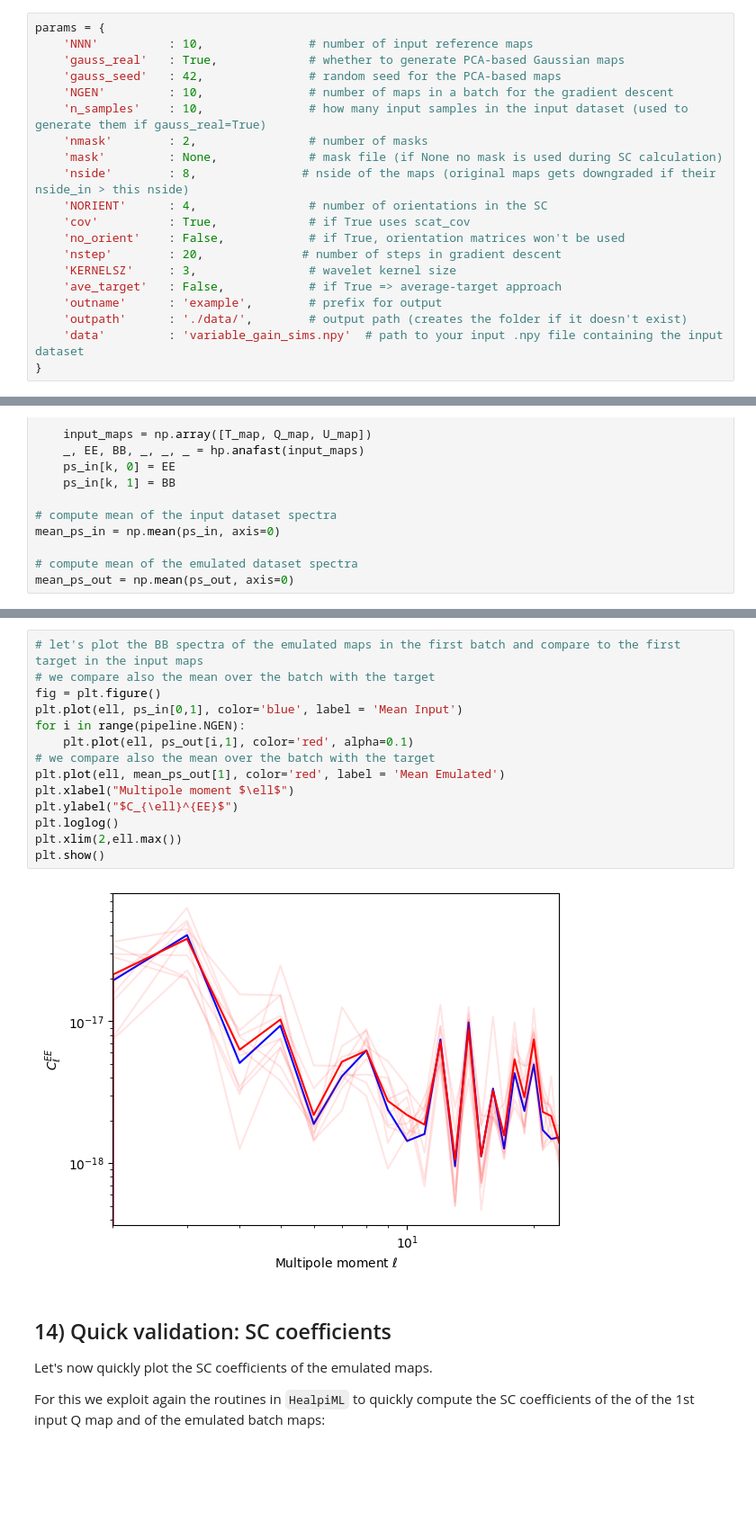
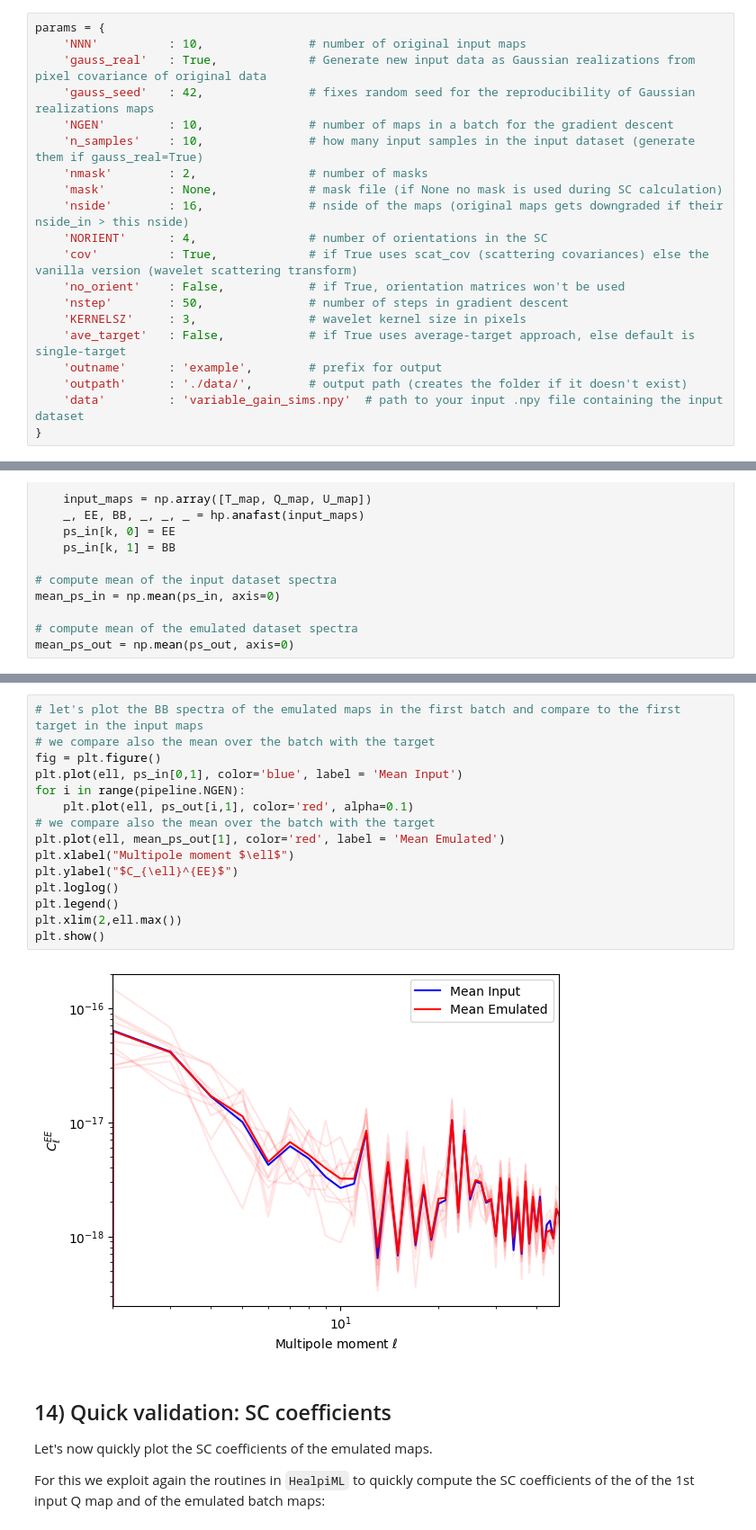
Before and after one commit to pcampeti/CMBSCAT, a Jupyter notebook: notebook/CMBSCAT_demo.ipynb, the cells around one changed output, grey strips where cells are left out. Shown at 90% size. Drawn from its saved outputs; the diff is of its cells as text; blank space fills up the shorter version.

```diff
--- a/notebook/CMBSCAT_demo.ipynb
+++ b/notebook/CMBSCAT_demo.ipynb
@@ -89,19 +96,19 @@ We assume that the input data in `data` are N>NNN (T,Q,U) Healpix maps in RING o
 # %%
 params = {
-    'NNN'          : 10,               # number of input reference maps
-    'gauss_real'   : True,             # whether to generate PCA-based Gaussian maps
-    'gauss_seed'   : 42,               # random seed for the PCA-based maps
+    'NNN'          : 10,               # number of original input maps
+    'gauss_real'   : True,             # Generate new input data as Gaussian realizations from pixel covariance of original data
+    'gauss_seed'   : 42,               # fixes random seed for the reproducibility of Gaussian realizations maps
     'NGEN'         : 10,               # number of maps in a batch for the gradient descent
-    'n_samples'    : 10,               # how many input samples in the input dataset (used to generate them if gauss_real=True)
+    'n_samples'    : 10,               # how many input samples in the input dataset (generate them if gauss_real=True)
     'nmask'        : 2,                # number of masks
     'mask'         : None,             # mask file (if None no mask is used during SC calculation)
-    'nside'        : 8,               # nside of the maps (original maps gets downgraded if their nside_in > this nside)
+    'nside'        : 16,               # nside of the maps (original maps gets downgraded if their nside_in > this nside)
     'NORIENT'      : 4,                # number of orientations in the SC
-    'cov'          : True,             # if True uses scat_cov
+    'cov'          : True,             # if True uses scat_cov (scattering covariances) else the vanilla version (wavelet scattering transform)
     'no_orient'    : False,            # if True, orientation matrices won't be used
-    'nstep'        : 20,              # number of steps in gradient descent
-    'KERNELSZ'     : 3,                # wavelet kernel size
-    'ave_target'   : False,            # if True => average-target approach
+    'nstep'        : 50,               # number of steps in gradient descent
+    'KERNELSZ'     : 3,                # wavelet kernel size in pixels
+    'ave_target'   : False,            # if True uses average-target approach, else default is single-target
     'outname'      : 'example',        # prefix for output
     'outpath'      : './data/',        # output path (creates the folder if it doesn't exist)
     'data'         : 'variable_gain_sims.npy'  # path to your input .npy file containing the input dataset
@@ -558,19 +602,20 @@ plt.show()
 # %%
 # let's plot the BB spectra of the emulated maps in the first batch and compare to the first target in the input maps
 # we compare also the mean over the batch with the target
 fig = plt.figure()
 plt.plot(ell, ps_in[0,1], color='blue', label = 'Mean Input')
 for i in range(pipeline.NGEN):
     plt.plot(ell, ps_out[i,1], color='red', alpha=0.1)
 # we compare also the mean over the batch with the target
 plt.plot(ell, mean_ps_out[1], color='red', label = 'Mean Emulated')
 plt.xlabel("Multipole moment $\ell$")
 plt.ylabel("$C_{\ell}^{EE}$")
 plt.loglog()
+plt.legend()
 plt.xlim(2,ell.max())
 plt.show()
 # %% [output]
-[figure, old version]
+[figure, new version]
 # %% [markdown]
 ## 14) Quick validation: SC coefficients
 Let's now quickly plot the SC coefficients of the emulated maps.
```
Also changed, not shown: parts of 25 cells of this notebook, 38 other files.
